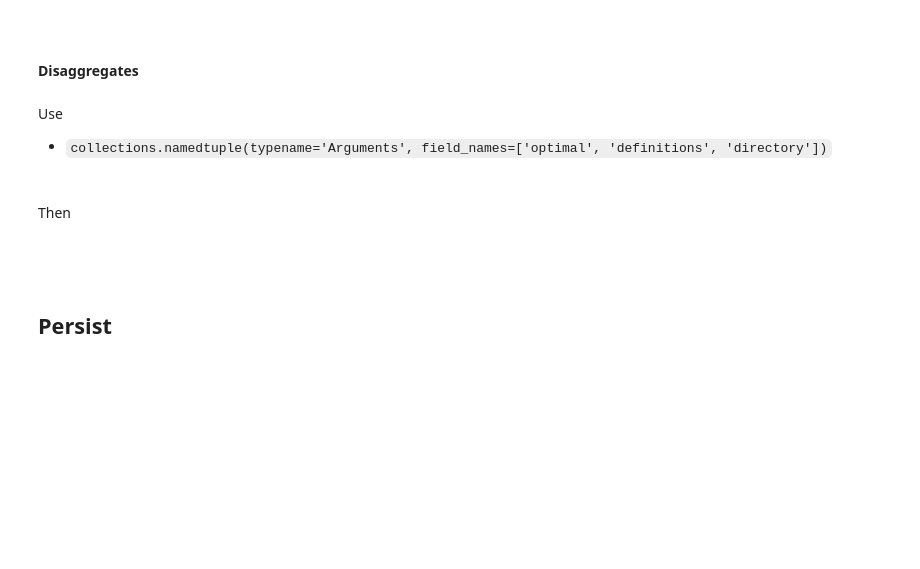
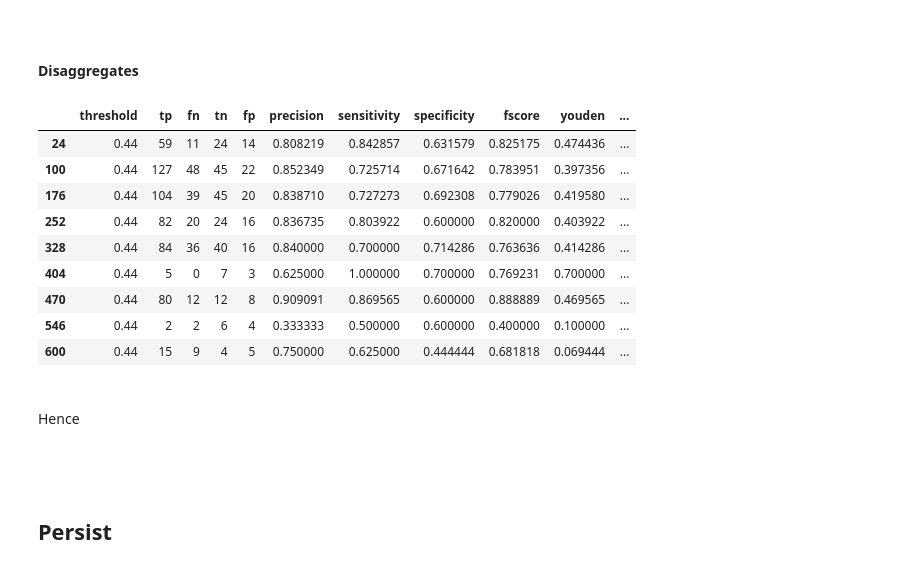
Before and after one commit to briefings/credit, a Jupyter notebook: notebooks/performance.ipynb, the cells around one changed output. Drawn from its saved outputs; the diff is of its cells as text; code cells hidden in the pictures; blank space fills up the shorter version.

```diff
--- a/notebooks/performance.ipynb
+++ b/notebooks/performance.ipynb
@@ -308,3 +299,6 @@ T: (76, 13)
+# %%
+T = delta.binary.derivations.model.Model(properties=properties).\
+    exc(plausibilities=plausibilities, truth=y_testing_)
 # %%
 T.tail()
 # %% [output]
@@ -360,12 +354,5 @@ reference.loc[:, 'plausibilities'] = plausibilities
 Hence
 # %%
 fields = ['female', 'A192', 'credit_history']
-disaggregates = delta.binary.disaggregates.Disaggregates(
-    fields=fields, properties=properties)
+J = delta.binary.derivations.disaggregates.Disaggregates(fields=fields, properties=properties).\
+    exc(blob=reference)
-# %%
-J = disaggregates.exc(blob=reference)
-
-logger.warning('J: %s', J.shape)
-J.dropna(axis=0, how='any', inplace=True)
-J.reset_index(drop=True, inplace=True)
-logger.warning('\nJ: %s', J.shape)
@@ -453,7 +435,3 @@ TX
 <br>
 
 **Disaggregates**
-# %% [markdown]
-Use
-
-* `collections.namedtuple(typename='Arguments', field_names=['optimal', 'definitions', 'directory'])`
@@ -465,4 +438,18 @@ series, categories = spider.exc(fields=fields)
+# %%
+JX = J[J['threshold'] == optimal]
+JX
+# %% [output]
+|  | threshold | tp | fn | tn | fp | precision | sensitivity | specificity | fscore | youden | ... |
+| 24 | 0.44 | 59 | 11 | 24 | 14 | 0.808219 | 0.842857 | 0.631579 | 0.825175 | 0.474436 | ... |
+| 100 | 0.44 | 127 | 48 | 45 | 22 | 0.852349 | 0.725714 | 0.671642 | 0.783951 | 0.397356 | ... |
+| 176 | 0.44 | 104 | 39 | 45 | 20 | 0.838710 | 0.727273 | 0.692308 | 0.779026 | 0.419580 | ... |
+| 252 | 0.44 | 82 | 20 | 24 | 16 | 0.836735 | 0.803922 | 0.600000 | 0.820000 | 0.403922 | ... |
+| 328 | 0.44 | 84 | 36 | 40 | 16 | 0.840000 | 0.700000 | 0.714286 | 0.763636 | 0.414286 | ... |
+| 404 | 0.44 | 5 | 0 | 7 | 3 | 0.625000 | 1.000000 | 0.700000 | 0.769231 | 0.700000 | ... |
+| 470 | 0.44 | 80 | 12 | 12 | 8 | 0.909091 | 0.869565 | 0.600000 | 0.888889 | 0.469565 | ... |
+| 546 | 0.44 | 2 | 2 | 6 | 4 | 0.333333 | 0.500000 | 0.600000 | 0.400000 | 0.100000 | ... |
+| 600 | 0.44 | 15 | 9 | 4 | 5 | 0.750000 | 0.625000 | 0.444444 | 0.681818 | 0.069444 | ... |
 # %% [markdown]
 <br>
 
-Then
+Hence
```
Also changed, not shown: parts of 26 cells of this notebook.
